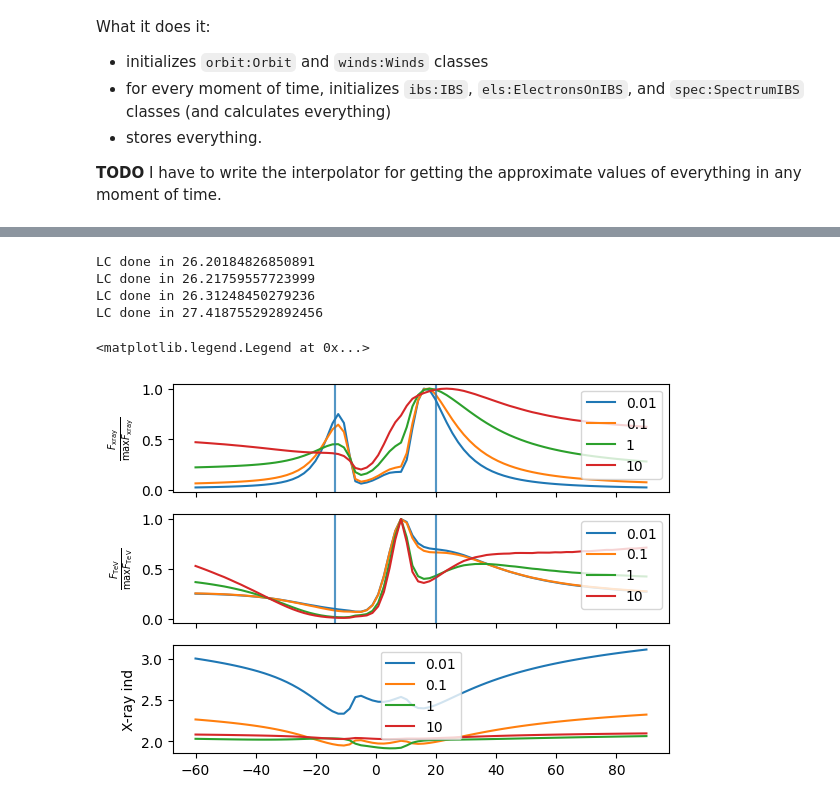
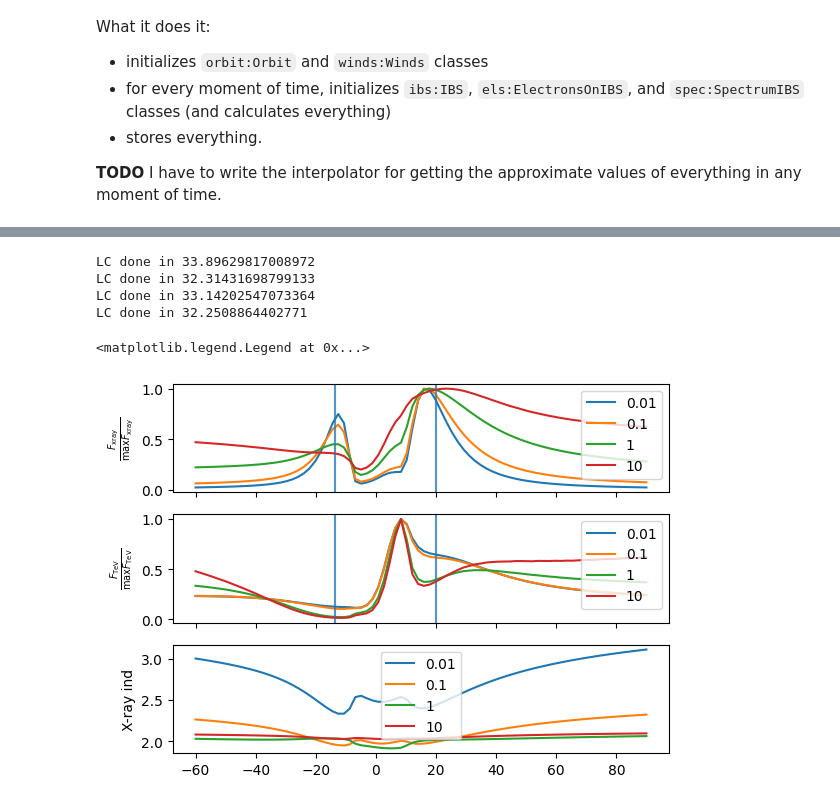
Before and after one commit to Alvkuzin/IBSEn, a Jupyter notebook: tutorials/Full_tutorial.ipynb, the cells around one changed output, grey strips where cells are left out. Cells and saved outputs as stored; diff of their text form; code cells hidden in the pictures.

```diff
--- a/tutorials/Full_tutorial.ipynb
+++ b/tutorials/Full_tutorial.ipynb
@@ -315,7 +258,8 @@ As before, see `SpectrumIBS_expanded` tutorial for the particulars of the calcul
 from ibsen.spec import SpectrumIBS
 from scipy.optimize import curve_fit
 
-spec = SpectrumIBS(els=els, # els:ElectronsOnIBS class. Mandatory
+spec = SpectrumIBS(sys_name=sys_name,
+                   els=els, # els:ElectronsOnIBS class. Mandatory
                    simple=True, # Whether to calculate the spectrum in a simple fashion (see above). Default is False.
                    mechanisms=['syn', 'ic'], # what radiation mechanisms to use
                    apex_only=False,
@@ -468,38 +411,38 @@ for field in (0.01, 0.1, 1, 10):
                     delta=0.02,
                     cooling='stat_mimic', # try changing to adv and change eta_a --> 1e10 (the calculation will be long)
                     eta_a = 1,
-                    ns_field_surf=field,
-
+                    ns_b_ref=field,
+                    ns_r_ref=1e13,
                     abs_gg=True
                    )
     start = time.time()
     lc1.calculate()
     print(f'LC done in {time.time() - start}')
     fluxes = lc1.fluxes
     fl_sw, fl_hess = fluxes[:, 0], fluxes[:, 1]
     #fl_sw = lc.fluxes
     cond = np.logical_and(ts>-30*DAY, ts<50*DAY)
     ax[0].plot(ts/DAY, fl_sw/np.nanmax(fl_sw[cond]), label = field)
     ax[1].plot(ts/DAY, fl_hess/np.nanmax(fl_hess[cond]), label = field)
 
     #plt.plot(ts/DAY, lc.r_pes / lc.r_sps)
     tdisk1, tdisk2 = lc1.winds_classes[0].times_of_disk_passage
     for i_ in (0, 1):
         ax[i_].axvline(x=tdisk1/DAY, alpha=0.3)
         ax[i_].axvline(x=tdisk2/DAY, alpha=0.3)
         # ax[i_].set_yscale('log')
 
     ax[2].plot(ts/DAY, lc1.indexes, label = field)
 ax[0].set_ylabel(r'$\frac{F_\mathrm{xray}}{\mathrm{max} F_\mathrm{xray}}$')
 ax[1].set_ylabel(r'$\frac{F_\mathrm{TeV}}{\mathrm{max} F_\mathrm{TeV}}$')
 ax[2].set_ylabel(r'X-ray ind')
 ax[0].legend()
 ax[1].legend()
 ax[2].legend()
 # %% [output]
-LC done in 26.20184826850891
-LC done in 26.21759557723999
-LC done in 26.31248450279236
-LC done in 27.418755292892456
+LC done in 33.89629817008972
+LC done in 32.31431698799133
+LC done in 33.14202547073364
+LC done in 32.2508864402771
 <matplotlib.legend.Legend at 0x...>
-[figure, old version]
+[figure, new version]
```
Also changed, not shown: parts of 8 cells of this notebook, 12 other files.
